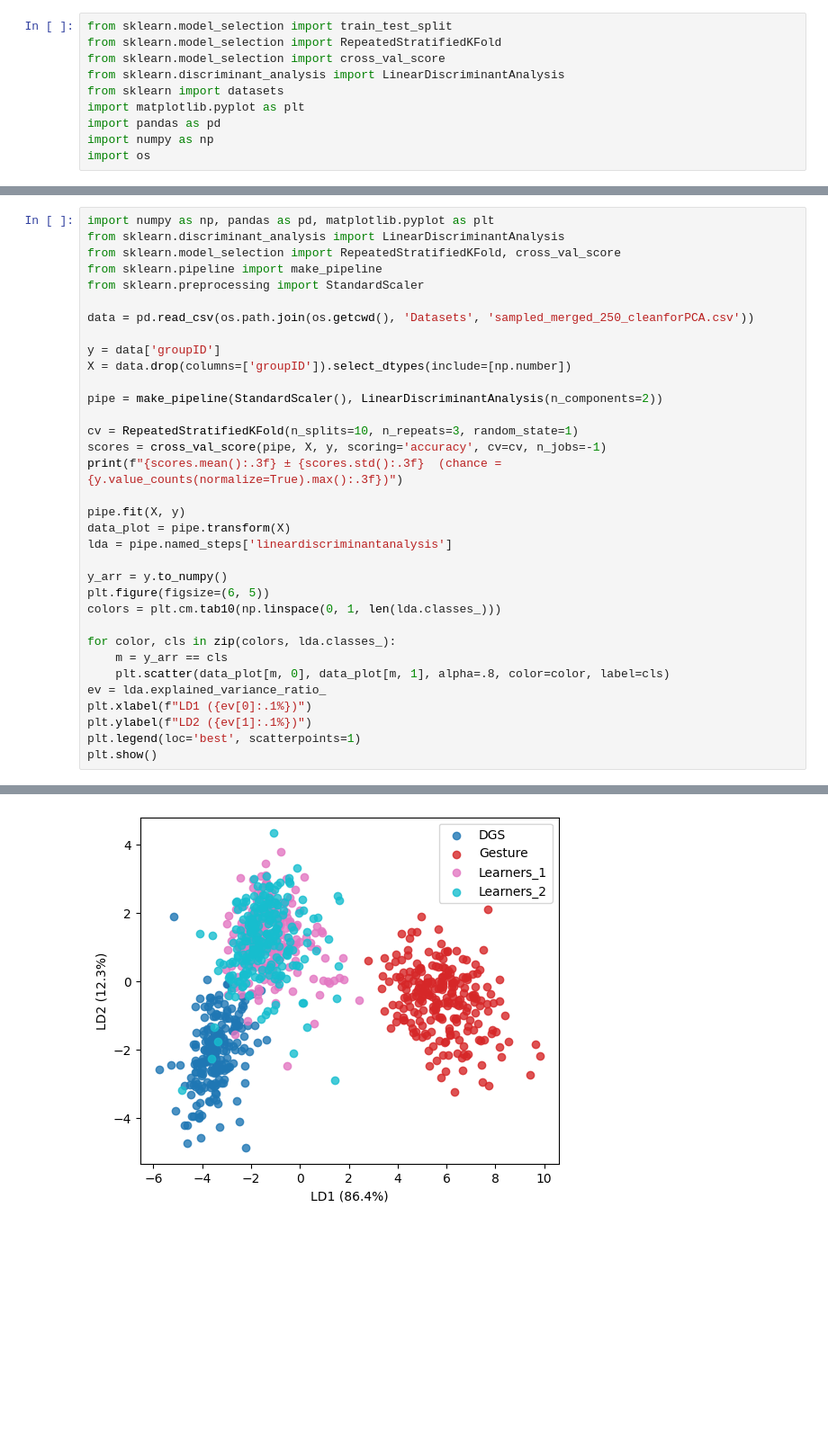
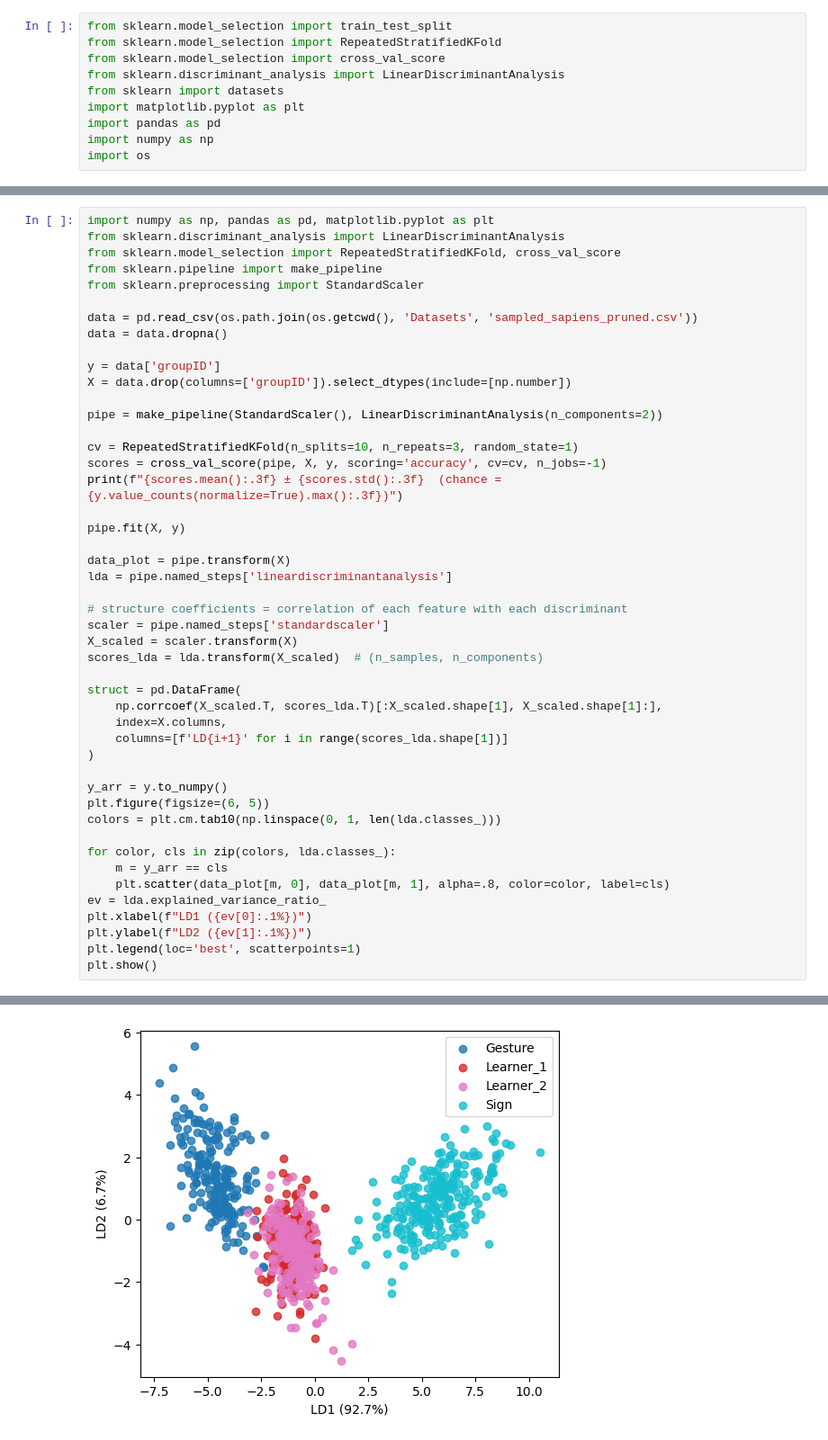
Before and after one commit to sarkadava/GestureToSign_KinematicTrajectory, a Jupyter notebook: 05_LDA.ipynb, the cells around one changed output, grey strips where cells are left out. Shown at 90% size. Saved outputs shown, nothing was run; the diff lists cells and outputs as text; blank space fills up the shorter version.

Commit message:
sapiens processed

```diff
--- a/05_LDA.ipynb
+++ b/05_LDA.ipynb
@@ -38,7 +57,8 @@ from sklearn.model_selection import RepeatedStratifiedKFold, cross_val_score
 from sklearn.pipeline import make_pipeline
 from sklearn.preprocessing import StandardScaler
 
-data = pd.read_csv(os.path.join(os.getcwd(), 'Datasets', 'sampled_merged_250_cleanforPCA.csv'))
+data = pd.read_csv(os.path.join(os.getcwd(), 'Datasets', 'sampled_sapiens_pruned.csv'))
+data = data.dropna()
 
 y = data['groupID']
 X = data.drop(columns=['groupID']).select_dtypes(include=[np.number])
@@ -50,8 +70,20 @@ scores = cross_val_score(pipe, X, y, scoring='accuracy', cv=cv, n_jobs=-1)
 print(f"{scores.mean():.3f} ± {scores.std():.3f}  (chance = {y.value_counts(normalize=True).max():.3f})")
 
 pipe.fit(X, y)
+
 data_plot = pipe.transform(X)
 lda = pipe.named_steps['lineardiscriminantanalysis']
+
+# structure coefficients = correlation of each feature with each discriminant
+scaler = pipe.named_steps['standardscaler']
+X_scaled = scaler.transform(X)
+scores_lda = lda.transform(X_scaled)  # (n_samples, n_components)
+
+struct = pd.DataFrame(
+    np.corrcoef(X_scaled.T, scores_lda.T)[:X_scaled.shape[1], X_scaled.shape[1]:],
+    index=X.columns,
+    columns=[f'LD{i+1}' for i in range(scores_lda.shape[1])]
+)
 
 y_arr = y.to_numpy()
 plt.figure(figsize=(6, 5))
@@ -70,4 +102,4 @@ plt.show()
-[figure, old version]
+[figure, new version]
 # %%
 lda = pipe.named_steps['lineardiscriminantanalysis']
 weights = pd.DataFrame(lda.scalings_[:, :2], index=X.columns, columns=['LD1', 'LD2'])
```
Also changed, not shown: parts of 9 cells of this notebook, 49 other files.
